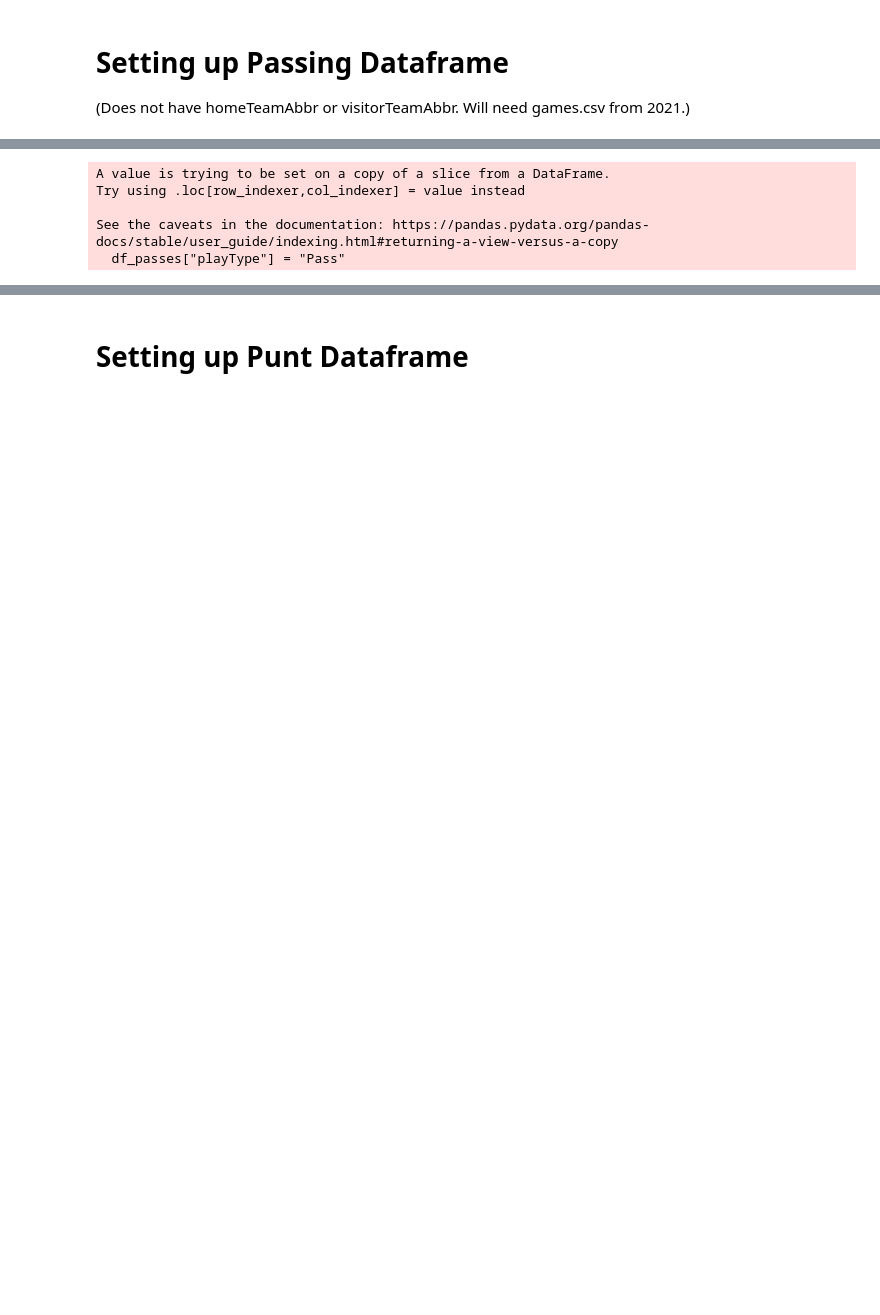
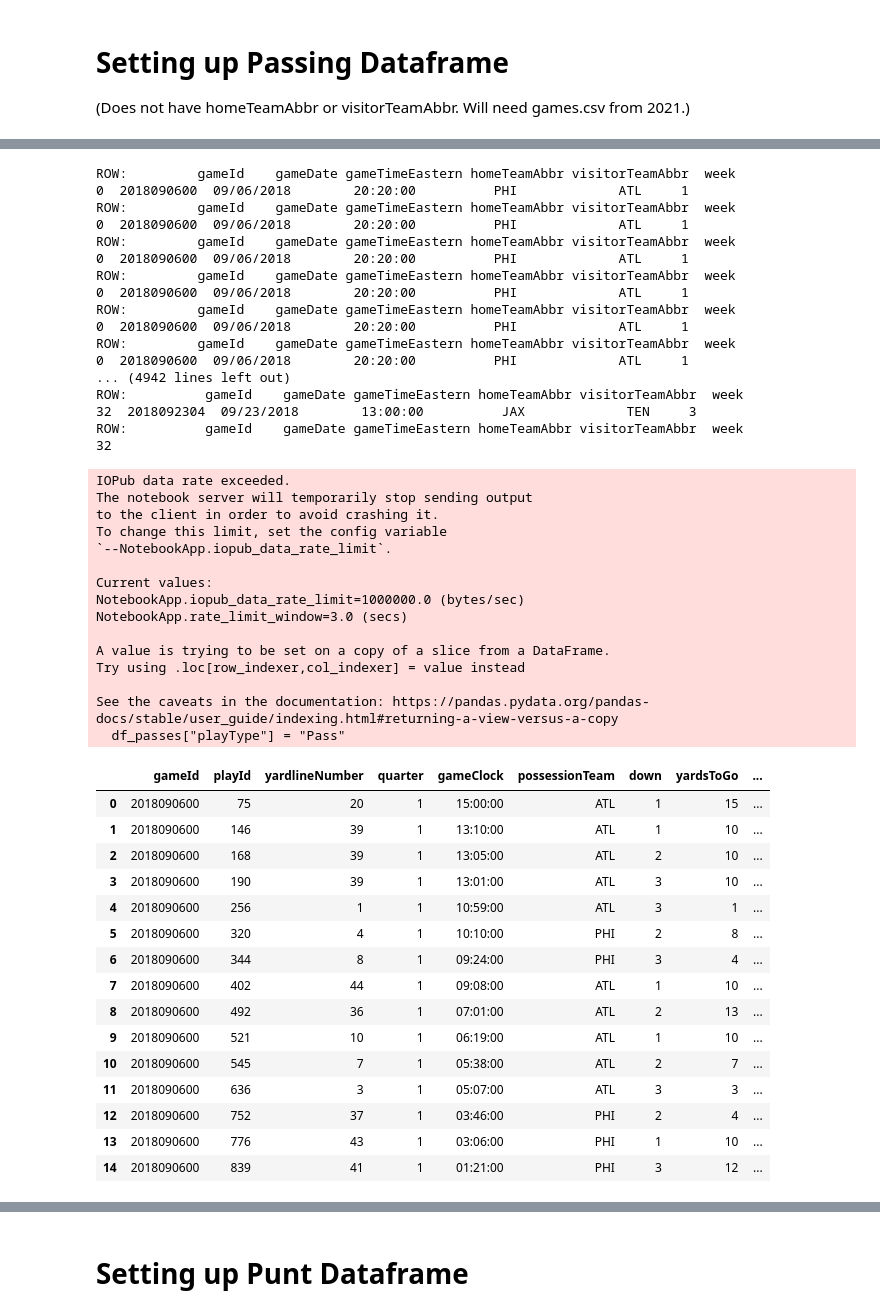
Before and after one commit to chazmorton/NFL-Play-Type-Prediction, a Jupyter notebook: Overall Dataframe.ipynb, the cells around one changed output, grey strips where cells are left out. Drawn from its saved outputs; the diff is of its cells as text; code cells hidden in the pictures; blank space fills up the shorter version.

Commit message:
yardsToGo

```diff
--- a/Overall Dataframe.ipynb
+++ b/Overall Dataframe.ipynb
@@ -68,12 +68,24 @@ dtype: int64
 # Setting up Passing Dataframe
 (Does not have homeTeamAbbr or visitorTeamAbbr. Will need games.csv from 2021.)
 # %%
-df_2021 = pd.read_csv('Data/NFL2021Plays.csv')
+df_2021_plays = pd.read_csv('Data/NFL2021Plays.csv')
+df_2021_games = pd.read_csv('Data/NFL2021Games.csv')
 
-df_passes = df_2021[["gameId", "playId", "yardlineNumber", "quarter", "gameClock", "possessionTeam", "down", "yardsToGo", "yardlineSide", "preSnapHomeScore", "preSnapVisitorScore"]]
+df_passes = df_2021_plays[["gameId", "playId", "yardlineNumber", "quarter", "gameClock", "possessionTeam", "down", "yardsToGo", "yardlineSide", "preSnapHomeScore", "preSnapVisitorScore"]]
+
+for col in ["homeTeamAbbr", "visitorTeamAbbr"]:
+    df_passes[col] = None
+
+for index, row in df_passes.iterrows():
+    nowGameId = row["gameId"]
+    matching_row = df_2021_games[df_2021_games['gameId'] == nowGameId]
+    print("ROW: ", matching_row)
+    df_passes.at[index, "homeTeamAbbr"] = matching_row["homeTeamAbbr"].iloc[0]
+    df_passes.at[index, "visitorTeamAbbr"] = matching_row["visitorTeamAbbr"].iloc[0]
+
 
 # Adding playType "Pass"
 df_passes["playType"] = "Pass"
 
-print(df_passes)
+df_passes.head(15)
 # %% [output]
@@ -97,8 +102,51 @@ print(df_passes)
-A value is trying to be set on a copy of a slice from a DataFrame.
-Try using .loc[row_indexer,col_indexer] = value instead
-
-See the caveats in the documentation: https://pandas.pydata.org/pandas-docs/stable/user_guide/indexing.html#returning-a-view-versus-a-copy
-  df_passes["playType"] = "Pass"
+ROW:         gameId    gameDate gameTimeEastern homeTeamAbbr visitorTeamAbbr  week
+0  2018090600  09/06/2018        20:20:00          PHI             ATL     1
+ROW:         gameId    gameDate gameTimeEastern homeTeamAbbr visitorTeamAbbr  week
+0  2018090600  09/06/2018        20:20:00          PHI             ATL     1
+ROW:         gameId    gameDate gameTimeEastern homeTeamAbbr visitorTeamAbbr  week
+0  2018090600  09/06/2018        20:20:00          PHI             ATL     1
+ROW:         gameId    gameDate gameTimeEastern homeTeamAbbr visitorTeamAbbr  week
+0  2018090600  09/06/2018        20:20:00          PHI             ATL     1
+ROW:         gameId    gameDate gameTimeEastern homeTeamAbbr visitorTeamAbbr  week
+0  2018090600  09/06/2018        20:20:00          PHI             ATL     1
+ROW:         gameId    gameDate gameTimeEastern homeTeamAbbr visitorTeamAbbr  week
+0  2018090600  09/06/2018        20:20:00          PHI             ATL     1
+... (4942 lines left out)
+ROW:          gameId    gameDate gameTimeEastern homeTeamAbbr visitorTeamAbbr  week
+32  2018092304  09/23/2018        13:00:00          JAX             TEN     3
+ROW:          gameId    gameDate gameTimeEastern homeTeamAbbr visitorTeamAbbr  week
+32
+IOPub data rate exceeded.
+The notebook server will temporarily stop sending output
+to the client in order to avoid crashing it.
+To change this limit, set the config variable
+`--NotebookApp.iopub_data_rate_limit`.
+
+Current values:
+NotebookApp.iopub_data_rate_limit=1000000.0 (bytes/sec)
+NotebookApp.rate_limit_window=3.0 (secs)
+
+A value is trying to be set on a copy of a slice from a DataFrame.
+Try using .loc[row_indexer,col_indexer] = value instead
+
+See the caveats in the documentation: https://pandas.pydata.org/pandas-docs/stable/user_guide/indexing.html#returning-a-view-versus-a-copy
+  df_passes["playType"] = "Pass"
+|  | gameId | playId | yardlineNumber | quarter | gameClock | possessionTeam | down | yardsToGo | ... |
+| 0 | 2018090600 | 75 | 20 | 1 | 15:00:00 | ATL | 1 | 15 | ... |
+| 1 | 2018090600 | 146 | 39 | 1 | 13:10:00 | ATL | 1 | 10 | ... |
+| 2 | 2018090600 | 168 | 39 | 1 | 13:05:00 | ATL | 2 | 10 | ... |
+| 3 | 2018090600 | 190 | 39 | 1 | 13:01:00 | ATL | 3 | 10 | ... |
+| 4 | 2018090600 | 256 | 1 | 1 | 10:59:00 | ATL | 3 | 1 | ... |
+| 5 | 2018090600 | 320 | 4 | 1 | 10:10:00 | PHI | 2 | 8 | ... |
+| 6 | 2018090600 | 344 | 8 | 1 | 09:24:00 | PHI | 3 | 4 | ... |
+| 7 | 2018090600 | 402 | 44 | 1 | 09:08:00 | ATL | 1 | 10 | ... |
+| 8 | 2018090600 | 492 | 36 | 1 | 07:01:00 | ATL | 2 | 13 | ... |
+| 9 | 2018090600 | 521 | 10 | 1 | 06:19:00 | ATL | 1 | 10 | ... |
+| 10 | 2018090600 | 545 | 7 | 1 | 05:38:00 | ATL | 2 | 7 | ... |
+| 11 | 2018090600 | 636 | 3 | 1 | 05:07:00 | ATL | 3 | 3 | ... |
+| 12 | 2018090600 | 752 | 37 | 1 | 03:46:00 | PHI | 2 | 4 | ... |
+| 13 | 2018090600 | 776 | 43 | 1 | 03:06:00 | PHI | 1 | 10 | ... |
+| 14 | 2018090600 | 839 | 41 | 1 | 01:21:00 | PHI | 3 | 12 | ... |
 # %%
 # Entire df_passes with unique plays (every game)
 
```
Also changed, not shown: parts of 28 cells of this notebook.
